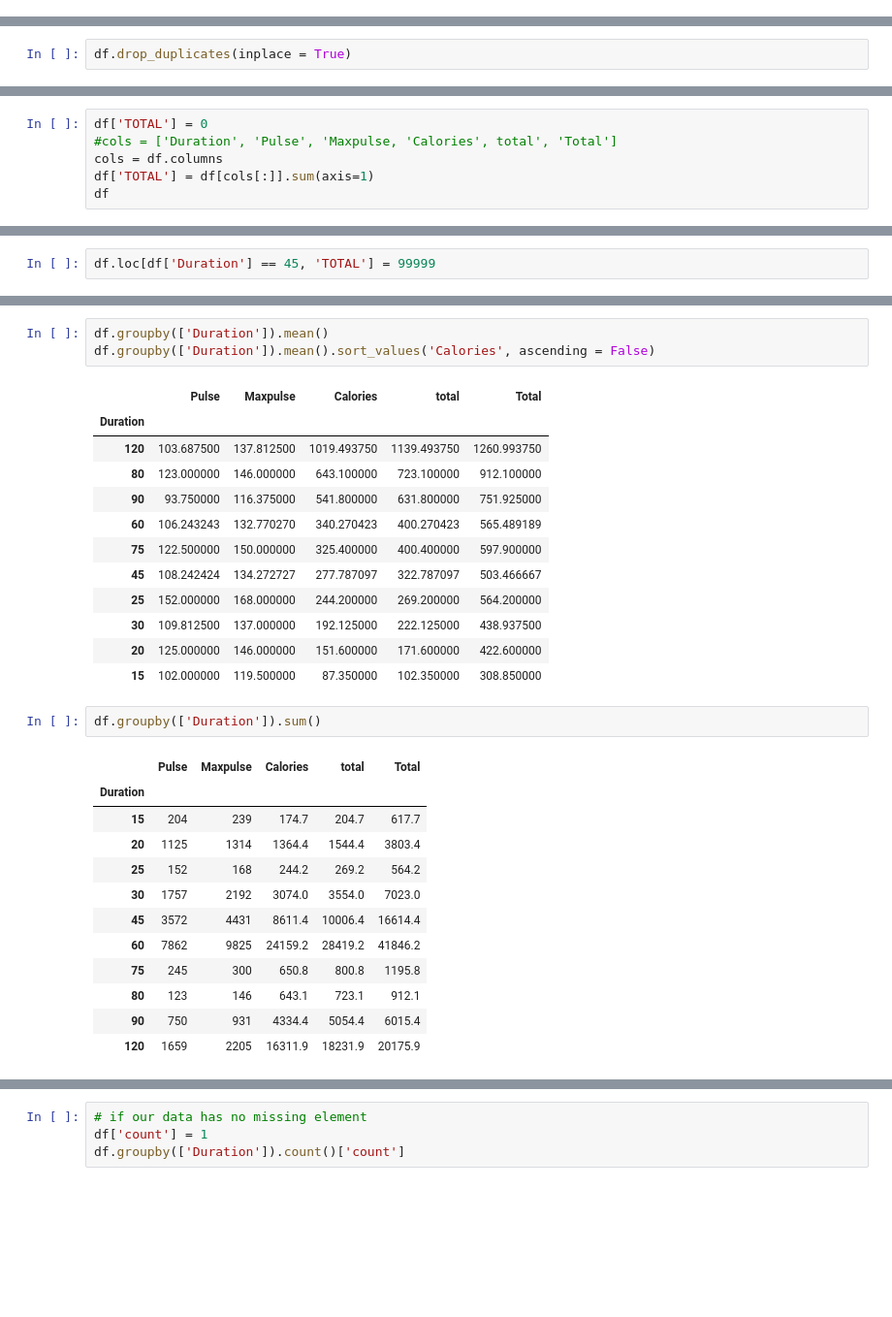
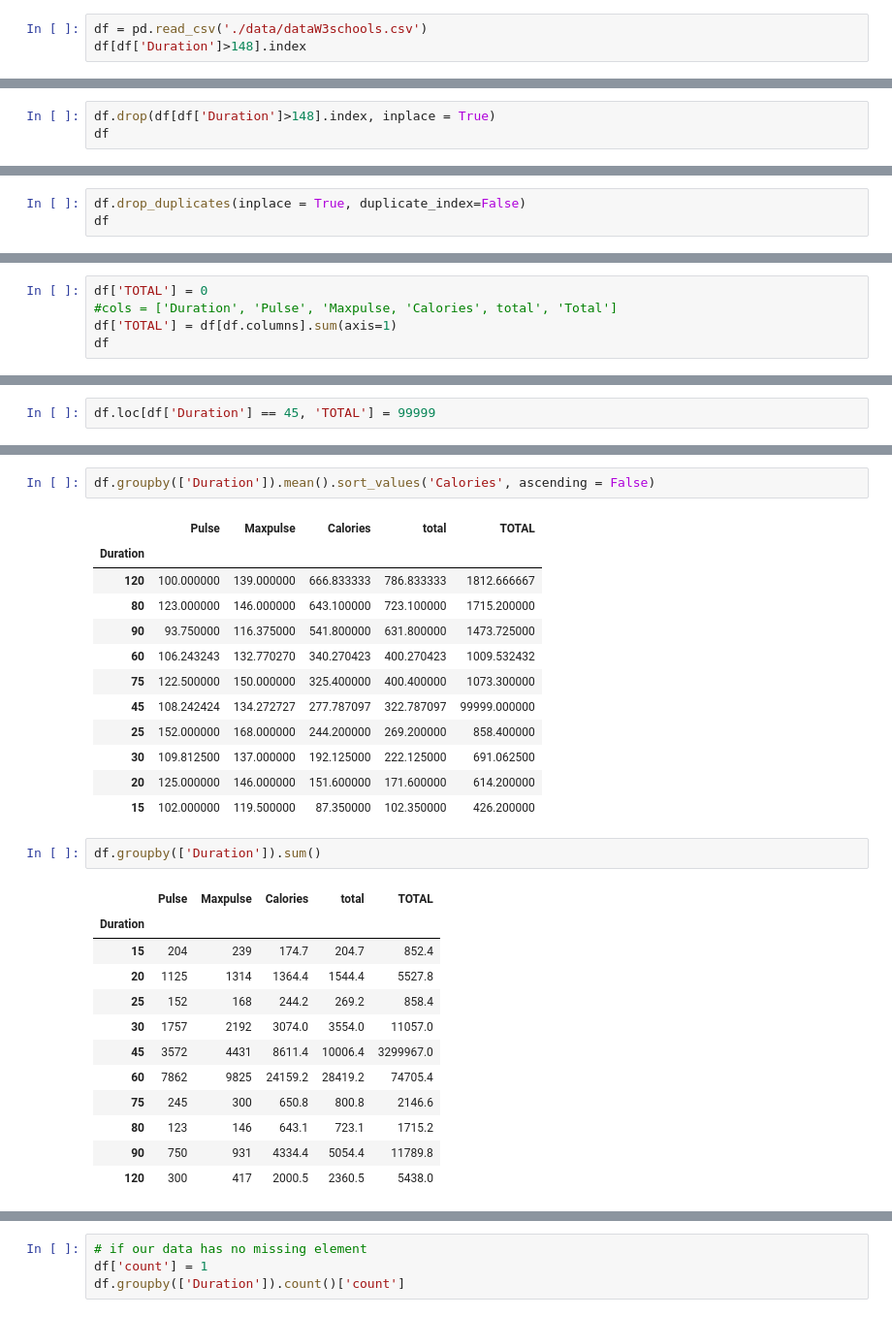
Before and after one commit to M-Ghodrat/CS-Tutorial, a Jupyter notebook: Extra/Pandas.ipynb, the cells around one changed output, grey strips where cells are left out. Shown at 97% size. Cells and saved outputs as stored; diff of their text form; blank space fills up the shorter version.

```diff
--- a/Extra/Pandas.ipynb
+++ b/Extra/Pandas.ipynb
@@ -1064,0 +1284,3 @@ for x in df.index:
+# %%
+df = pd.read_csv('./data/dataW3schools.csv')
+df[df['Duration']>148].index
@@ -1064,0 +1289,3 @@ for x in df.index:
+# %%
+df.drop(df[df['Duration']>148].index, inplace = True)
+df
@@ -1096,2 +1376,3 @@ for i in df.duplicated().index:
 # %%
-df.drop_duplicates(inplace = True)
+df.drop_duplicates(inplace = True, duplicate_index=False)
+df
@@ -1187,7 +1526,6 @@ df
 # %%
 df['TOTAL'] = 0
 #cols = ['Duration', 'Pulse', 'Maxpulse, 'Calories', total', 'Total']
-cols = df.columns
-df['TOTAL'] = df[cols[:]].sum(axis=1)
+df['TOTAL'] = df[df.columns].sum(axis=1)
 df
 # %% [output]
@@ -1245,34 +1661,33 @@ df
 # %%
-df.groupby(['Duration']).mean()
 df.groupby(['Duration']).mean().sort_values('Calories', ascending = False)
 # %% [output]
-|  | Pulse | Maxpulse | Calories | total | Total |
+|  | Pulse | Maxpulse | Calories | total | TOTAL |
 | Duration |  |  |  |  |  |
-| 120 | 103.687500 | 137.812500 | 1019.493750 | 1139.493750 | 1260.993750 |
-| 80 | 123.000000 | 146.000000 | 643.100000 | 723.100000 | 912.100000 |
-| 90 | 93.750000 | 116.375000 | 541.800000 | 631.800000 | 751.925000 |
-| 60 | 106.243243 | 132.770270 | 340.270423 | 400.270423 | 565.489189 |
-| 75 | 122.500000 | 150.000000 | 325.400000 | 400.400000 | 597.900000 |
-| 45 | 108.242424 | 134.272727 | 277.787097 | 322.787097 | 503.466667 |
-| 25 | 152.000000 | 168.000000 | 244.200000 | 269.200000 | 564.200000 |
-| 30 | 109.812500 | 137.000000 | 192.125000 | 222.125000 | 438.937500 |
-| 20 | 125.000000 | 146.000000 | 151.600000 | 171.600000 | 422.600000 |
-| 15 | 102.000000 | 119.500000 | 87.350000 | 102.350000 | 308.850000 |
+| 120 | 100.000000 | 139.000000 | 666.833333 | 786.833333 | 1812.666667 |
+| 80 | 123.000000 | 146.000000 | 643.100000 | 723.100000 | 1715.200000 |
+| 90 | 93.750000 | 116.375000 | 541.800000 | 631.800000 | 1473.725000 |
+| 60 | 106.243243 | 132.770270 | 340.270423 | 400.270423 | 1009.532432 |
+| 75 | 122.500000 | 150.000000 | 325.400000 | 400.400000 | 1073.300000 |
+| 45 | 108.242424 | 134.272727 | 277.787097 | 322.787097 | 99999.000000 |
+| 25 | 152.000000 | 168.000000 | 244.200000 | 269.200000 | 858.400000 |
+| 30 | 109.812500 | 137.000000 | 192.125000 | 222.125000 | 691.062500 |
+| 20 | 125.000000 | 146.000000 | 151.600000 | 171.600000 | 614.200000 |
+| 15 | 102.000000 | 119.500000 | 87.350000 | 102.350000 | 426.200000 |
 # %%
 df.groupby(['Duration']).sum()
 # %% [output]
-|  | Pulse | Maxpulse | Calories | total | Total |
+|  | Pulse | Maxpulse | Calories | total | TOTAL |
 | Duration |  |  |  |  |  |
-| 15 | 204 | 239 | 174.7 | 204.7 | 617.7 |
-| 20 | 1125 | 1314 | 1364.4 | 1544.4 | 3803.4 |
-| 25 | 152 | 168 | 244.2 | 269.2 | 564.2 |
-| 30 | 1757 | 2192 | 3074.0 | 3554.0 | 7023.0 |
-| 45 | 3572 | 4431 | 8611.4 | 10006.4 | 16614.4 |
-| 60 | 7862 | 9825 | 24159.2 | 28419.2 | 41846.2 |
-| 75 | 245 | 300 | 650.8 | 800.8 | 1195.8 |
-| 80 | 123 | 146 | 643.1 | 723.1 | 912.1 |
-| 90 | 750 | 931 | 4334.4 | 5054.4 | 6015.4 |
-| 120 | 1659 | 2205 | 16311.9 | 18231.9 | 20175.9 |
+| 15 | 204 | 239 | 174.7 | 204.7 | 852.4 |
+| 20 | 1125 | 1314 | 1364.4 | 1544.4 | 5527.8 |
+| 25 | 152 | 168 | 244.2 | 269.2 | 858.4 |
+| 30 | 1757 | 2192 | 3074.0 | 3554.0 | 11057.0 |
+| 45 | 3572 | 4431 | 8611.4 | 10006.4 | 3299967.0 |
+| 60 | 7862 | 9825 | 24159.2 | 28419.2 | 74705.4 |
+| 75 | 245 | 300 | 650.8 | 800.8 | 2146.6 |
+| 80 | 123 | 146 | 643.1 | 723.1 | 1715.2 |
+| 90 | 750 | 931 | 4334.4 | 5054.4 | 11789.8 |
+| 120 | 300 | 417 | 2000.5 | 2360.5 | 5438.0 |
 # %%
 df.groupby(['Duration']).count()
 # %% [output]
```
Also changed, not shown: parts of 88 cells of this notebook.
